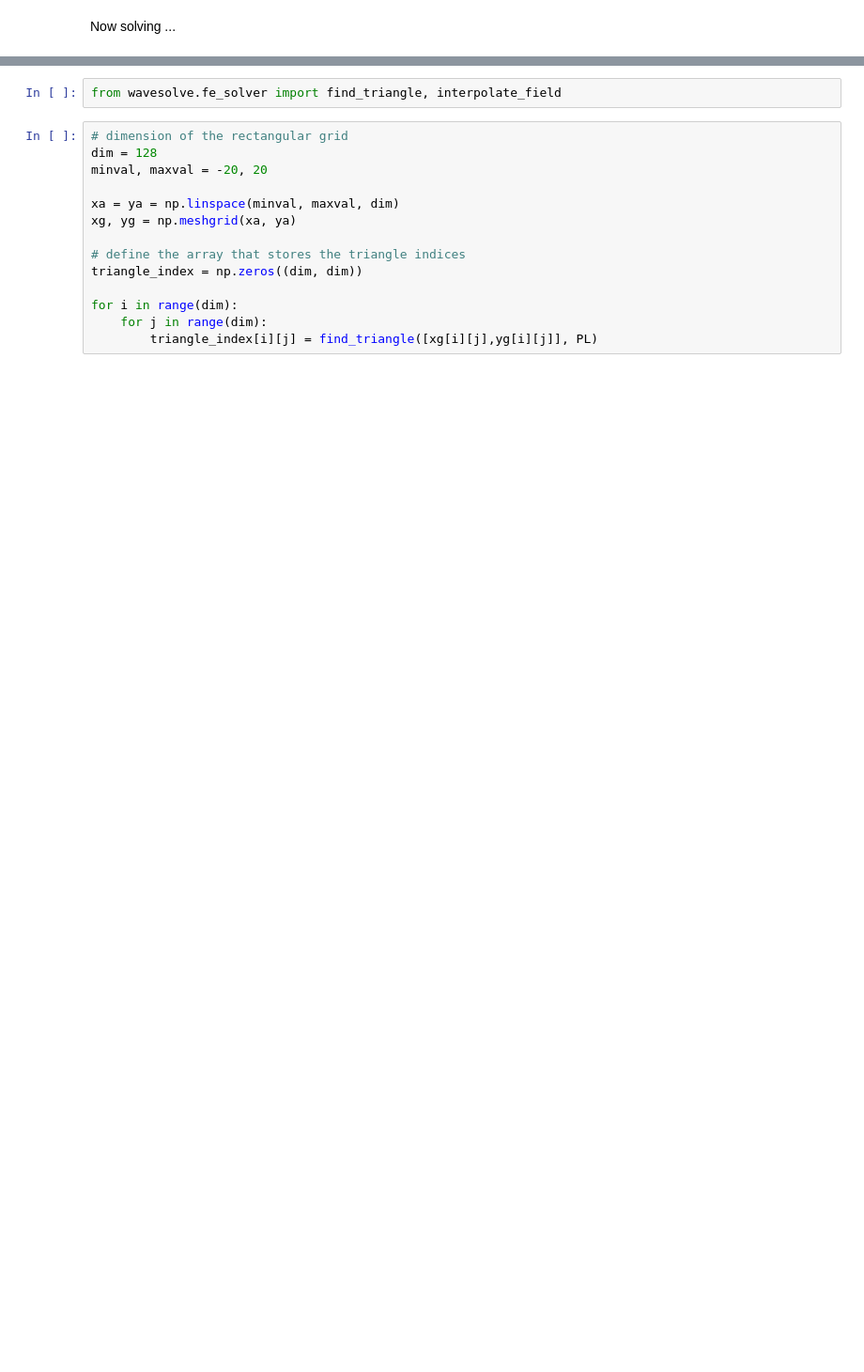
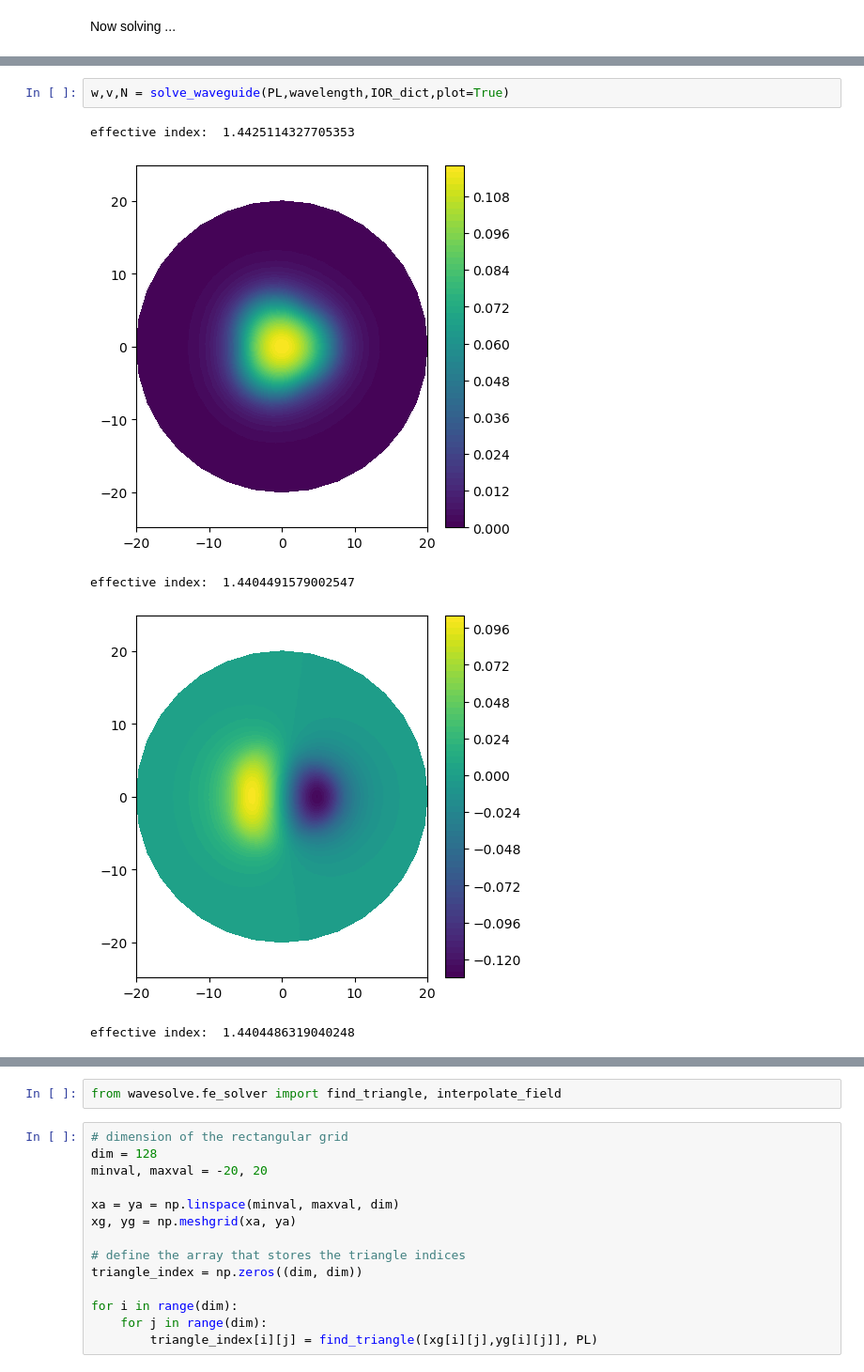
Before and after one commit to SAIL-Labs/wavesolve, a Jupyter notebook: getting-started.ipynb, the cells around one changed output, grey strips where cells are left out. Shown at 94% size. Cells and saved outputs as stored; diff of their text form; blank space fills up the shorter version.

```diff
--- a/getting-started.ipynb
+++ b/getting-started.ipynb
@@ -125,0 +111,8 @@ effective index:  1.4384614761759669
+# %%
+w,v,N = solve_waveguide(PL,wavelength,IOR_dict,plot=True)
+# %% [output]
+effective index:  1.4425114327705353
+[figure, added]
+effective index:  1.4404491579002547
+[figure, added]
+effective index:  1.4404486319040248
```
Also changed, not shown: parts of 19 cells of this notebook, 1 other file.
